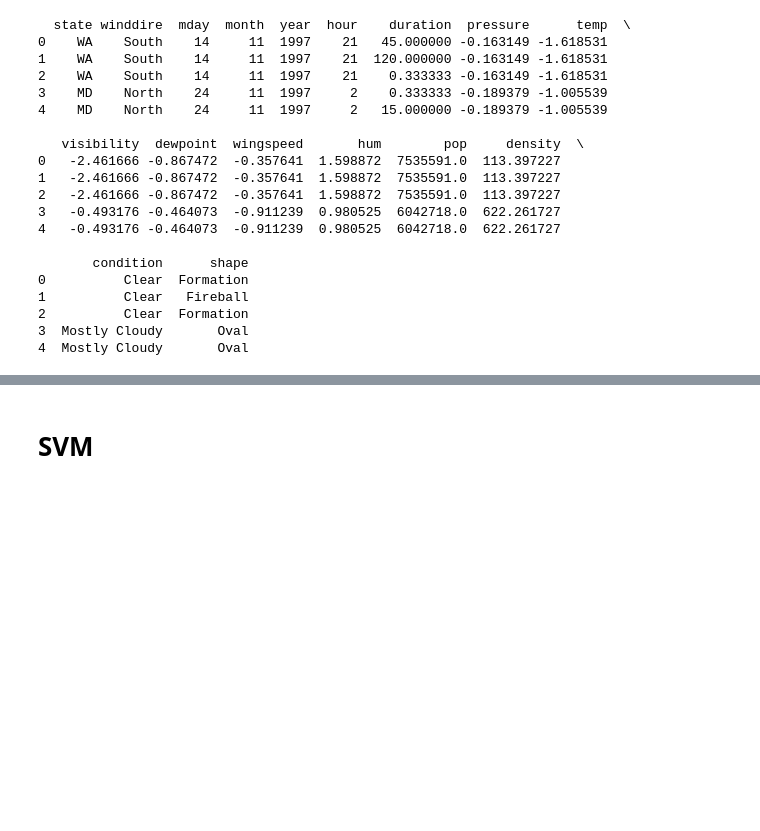
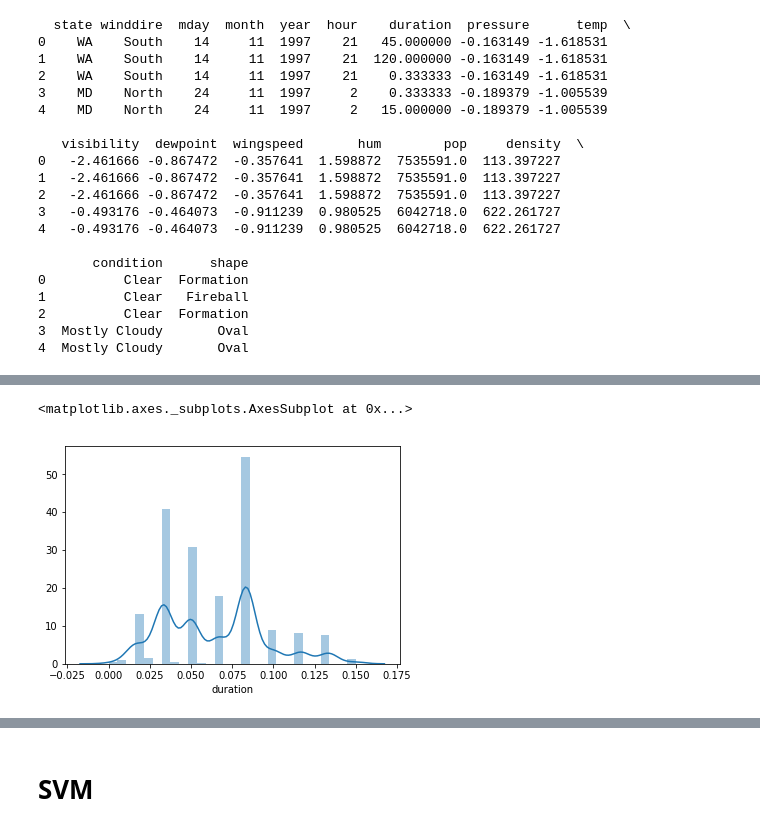
Before and after one commit to Edwardkang1004/Springboard, a Jupyter notebook: Capstone Project 1/Capstone Project 1b.ipynb, the cells around one changed output, grey strips where cells are left out. Drawn from its saved outputs; the diff is of its cells as text; code cells hidden in the pictures; blank space fills up the shorter version.

```diff
--- a/Capstone Project 1/Capstone Project 1b.ipynb
+++ b/Capstone Project 1/Capstone Project 1b.ipynb
@@ -660,2 +656,7 @@ np.mean(features['duration'])
+# %%
+sns.distplot(features['duration'])
+# %% [output]
+<matplotlib.axes._subplots.AxesSubplot at 0x...>
+[figure, added]
 # %%
 def classifcation(df):
```
Also changed, not shown: parts of 43 cells of this notebook.
